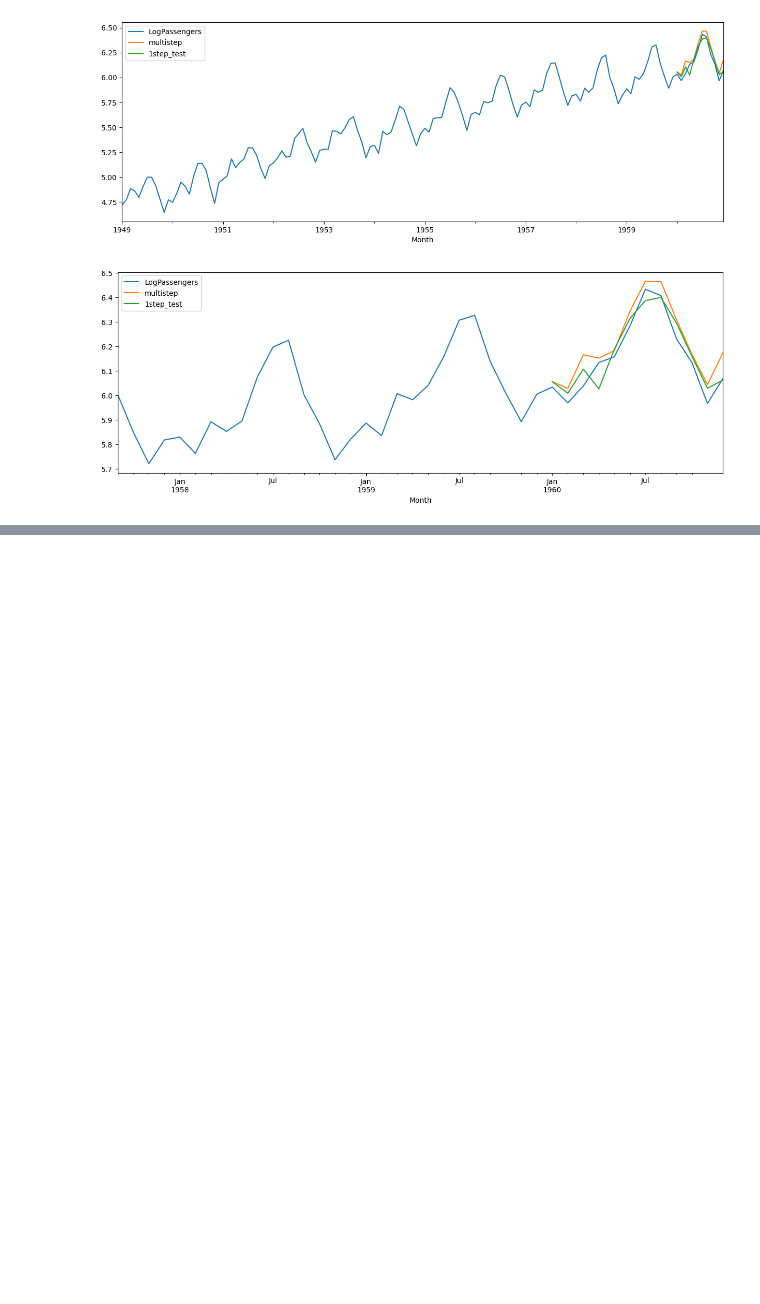
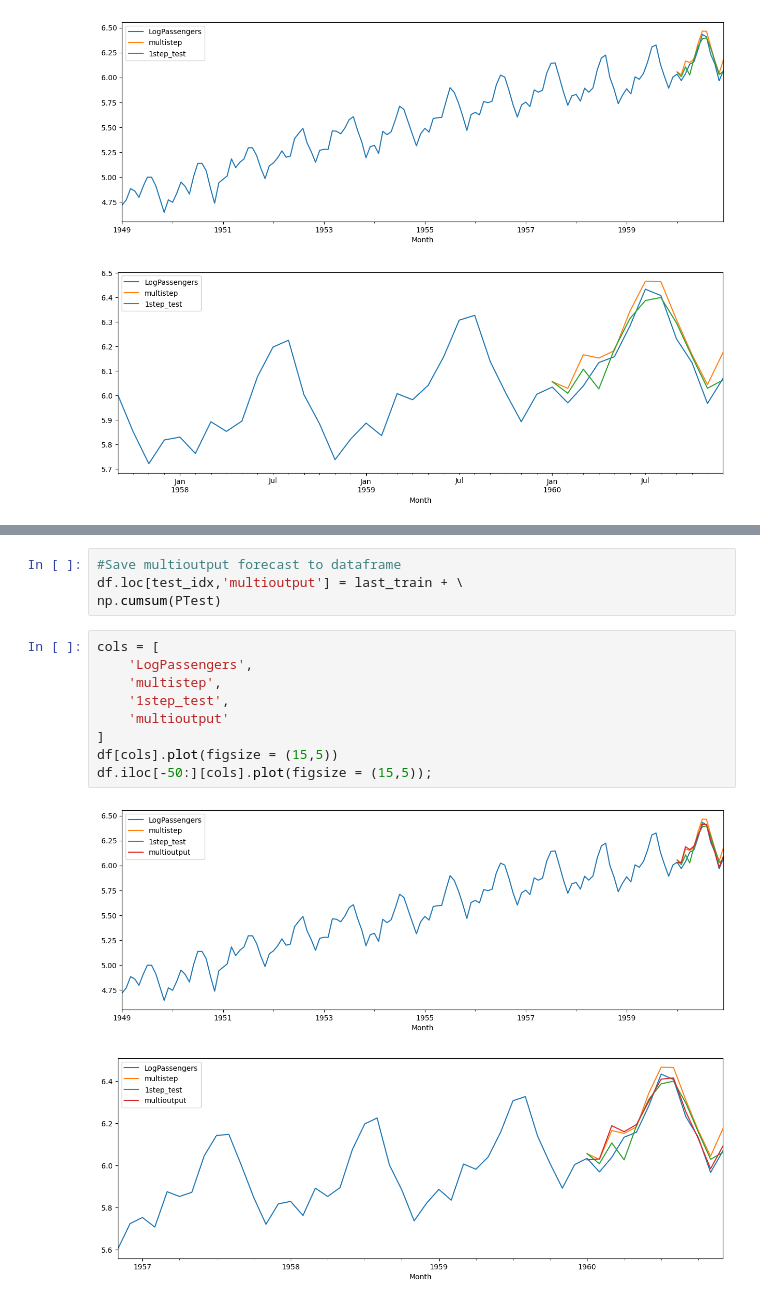
Before and after one commit to yeesem/Time-Series-Data-Analysis, a Jupyter notebook: ANN_Airline.ipynb, the cells around one changed output, grey strips where cells are left out. Saved outputs shown, nothing was run; the diff lists cells and outputs as text; blank space fills up the shorter version.

```diff
--- a/ANN_Airline.ipynb
+++ b/ANN_Airline.ipynb
@@ -199,0 +281,16 @@ df.iloc[-40:][cols].plot(figsize = (15,5));
+# %%
+#Save multioutput forecast to dataframe
+df.loc[test_idx,'multioutput'] = last_train + \
+np.cumsum(PTest)
+# %%
+cols = [
+    'LogPassengers',
+    'multistep',
+    '1step_test',
+    'multioutput'
+]
+df[cols].plot(figsize = (15,5))
+df.iloc[-50:][cols].plot(figsize = (15,5));
+# %% [output]
+[figure, added]
+[figure, added]
```
Also changed, not shown: parts of 10 cells of this notebook.
